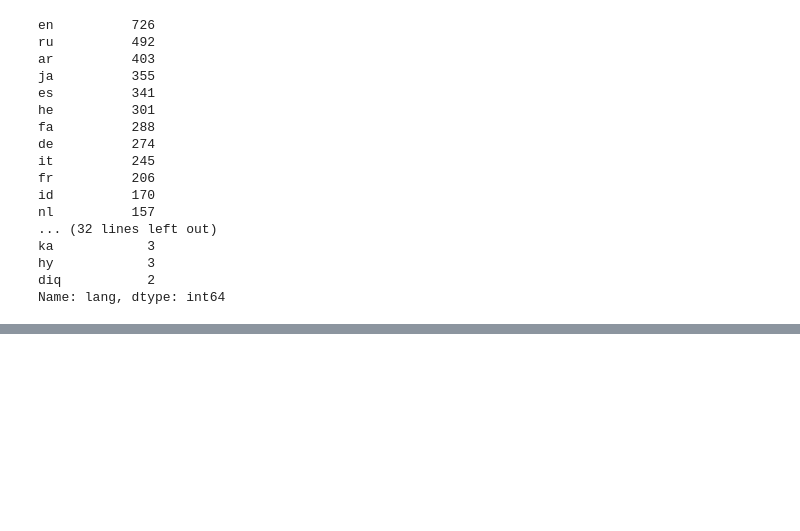
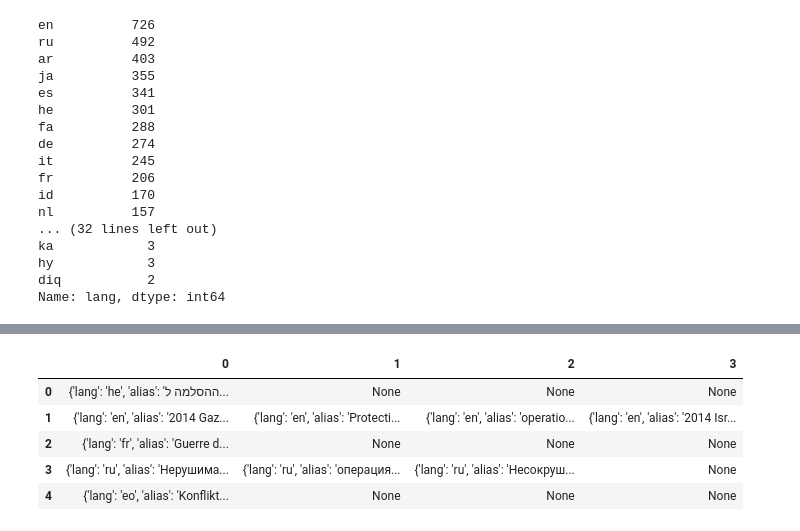
Before and after one commit to cjer/zuk, a Jupyter notebook: zuk_wiki.ipynb, the cells around one changed output, grey strips where cells are left out. Drawn from its saved outputs; the diff is of its cells as text; code cells hidden in the pictures; blank space fills up the shorter version.

Commit message:
add wikidata labels and aliases

```diff
--- a/zuk_wiki.ipynb
+++ b/zuk_wiki.ipynb
@@ -306,0 +309,5 @@ nx.write_gexf(g, 'data/extlinks.gexf')
+# %%
+from wikidata.client import Client
+client = Client()  # doctest: +SKIP
+entity = client.get('Q17324420', load=True)
+entity
@@ -306,0 +396,10 @@ nx.write_gexf(g, 'data/extlinks.gexf')
+# %%
+aliases = pd.DataFrame([[{'lang': v['language'], 'alias': v['value']} for v in l] for k, l in entity.data['aliases'].items()])
+aliases.head()
+# %% [output]
+|  | 0 | 1 | 2 | 3 |
+| 0 | {'lang': 'he', 'alias': 'ההסלמה ל... | None | None | None |
+| 1 | {'lang': 'en', 'alias': '2014 Gaz... | {'lang': 'en', 'alias': 'Protecti... | {'lang': 'en', 'alias': 'operatio... | {'lang': 'en', 'alias': '2014 Isr... |
+| 2 | {'lang': 'fr', 'alias': 'Guerre d... | None | None | None |
+| 3 | {'lang': 'ru', 'alias': 'Нерушима... | {'lang': 'ru', 'alias': 'операция... | {'lang': 'ru', 'alias': 'Несокруш... | None |
+| 4 | {'lang': 'eo', 'alias': 'Konflikt... | None | None | None |
```
Also changed, not shown: parts of 8 cells of this notebook, 2 other files.
